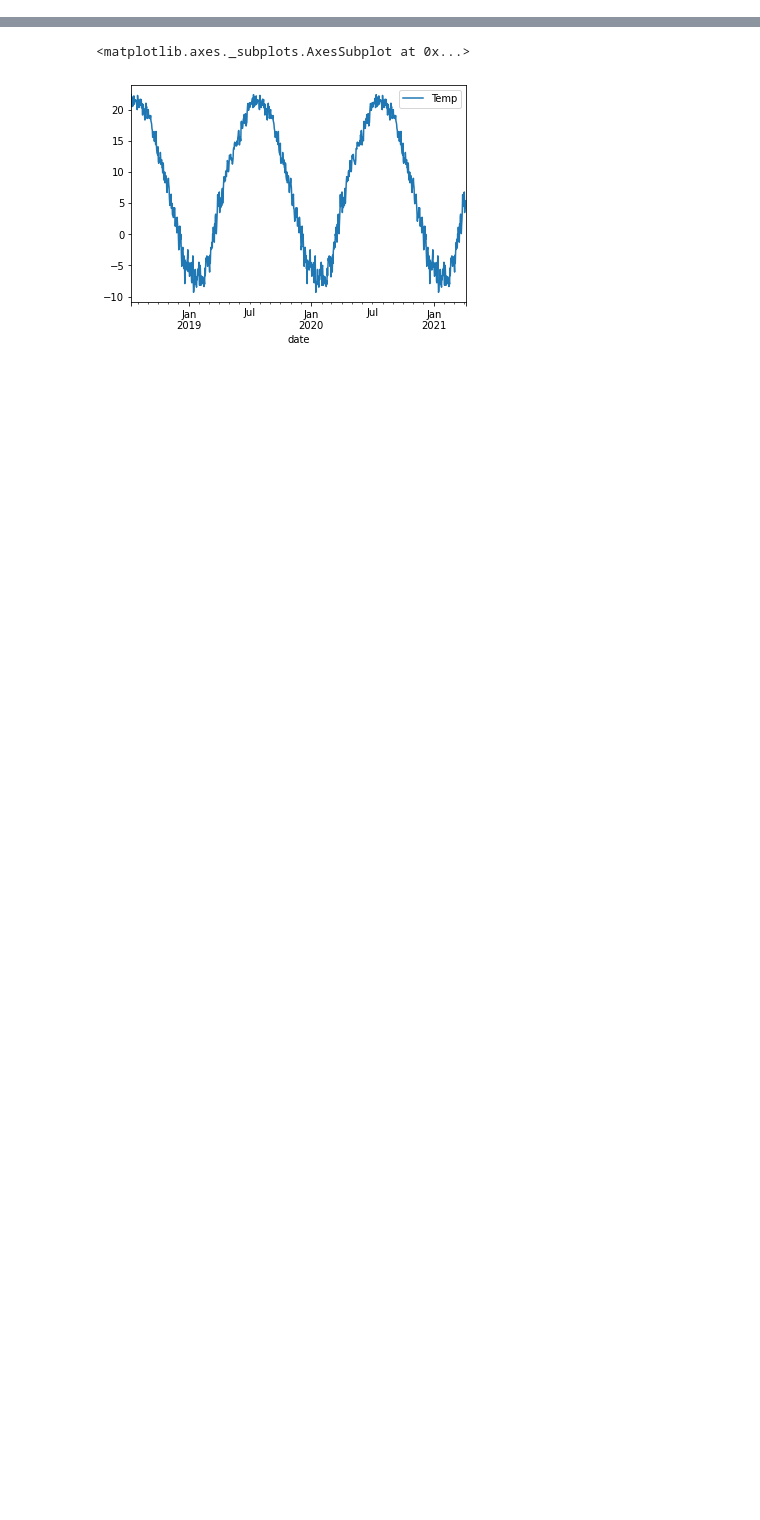
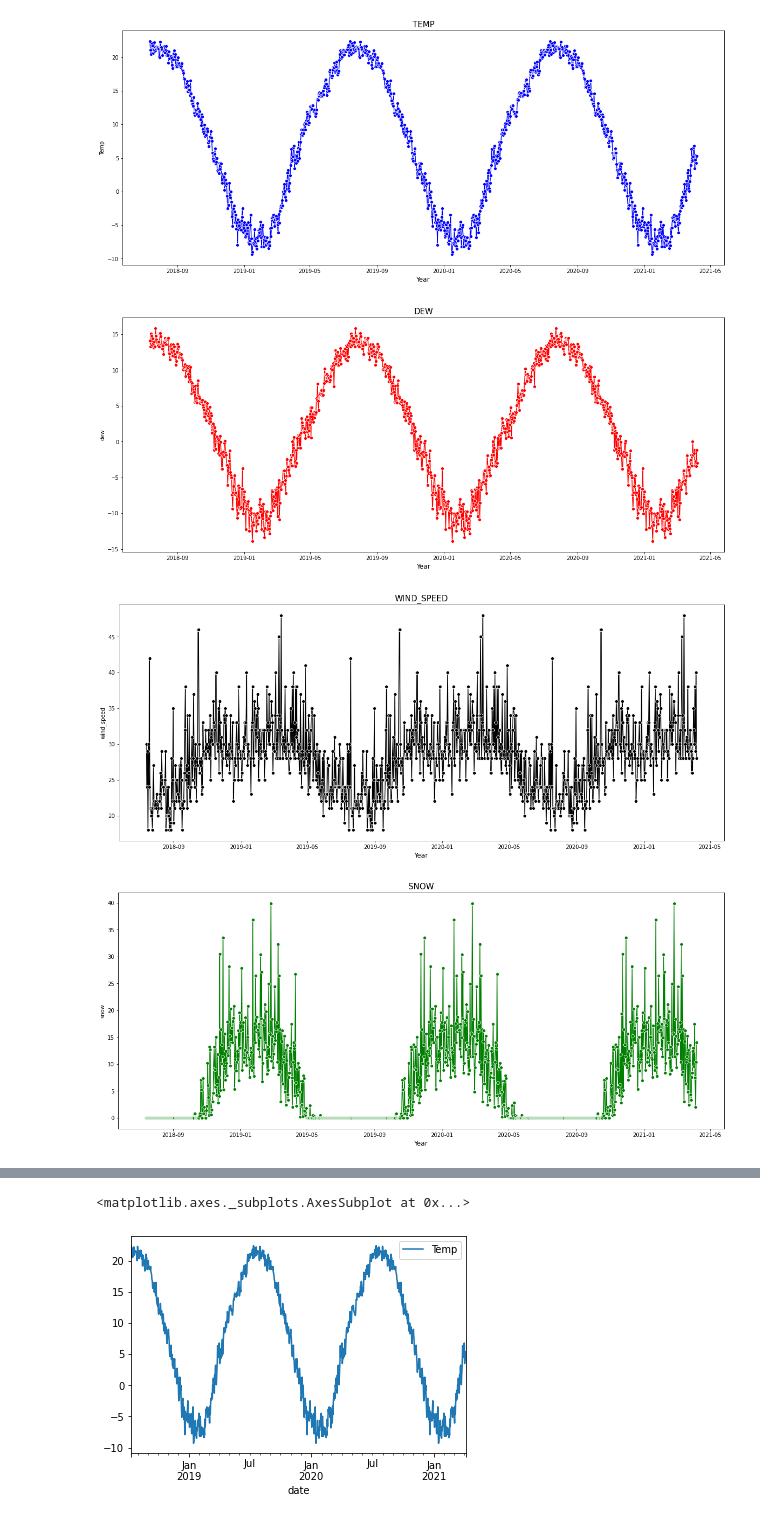
Before and after one commit to anujpatel96/WeatherForecasting, a Jupyter notebook: TorontoWeatherForecasting_.ipynb, the cells around one changed output, grey strips where cells are left out. Drawn from its saved outputs; the diff is of its cells as text; code cells hidden in the pictures; blank space fills up the shorter version.

```diff
--- a/TorontoWeatherForecasting_.ipynb
+++ b/TorontoWeatherForecasting_.ipynb
@@ -64,0 +160,22 @@ data
+# %%
+import seaborn as sns
+color={0:'blue',
+       1:'red',
+       2:'black',
+       3:'green',
+       4:'brown',
+       5:'orange'}
+for index in range(5):
+    plt.figure(figsize=(20,8))
+    plt.xlabel('Year', fontsize=12)
+    plt.title('{}'.format(data.columns[index].upper()), fontsize=15)
+    sns.lineplot(data=data.iloc[:,index].apply(pd.to_numeric),
+                 color=color[index], marker='o')
+    plt.show()
+    print()
+    print()
+# %% [output]
+[figure, added]
+[figure, added]
+[figure, added]
+[figure, added]
```
Also changed, not shown: parts of 25 cells of this notebook.
